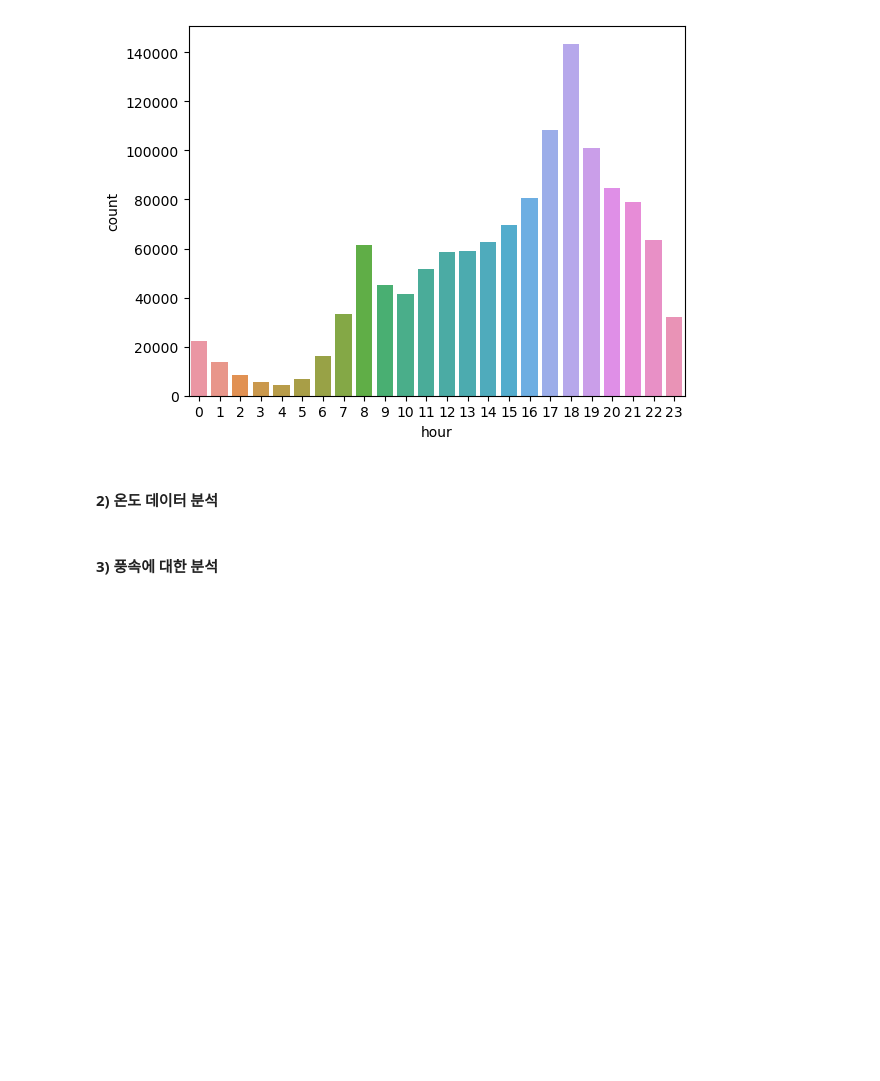
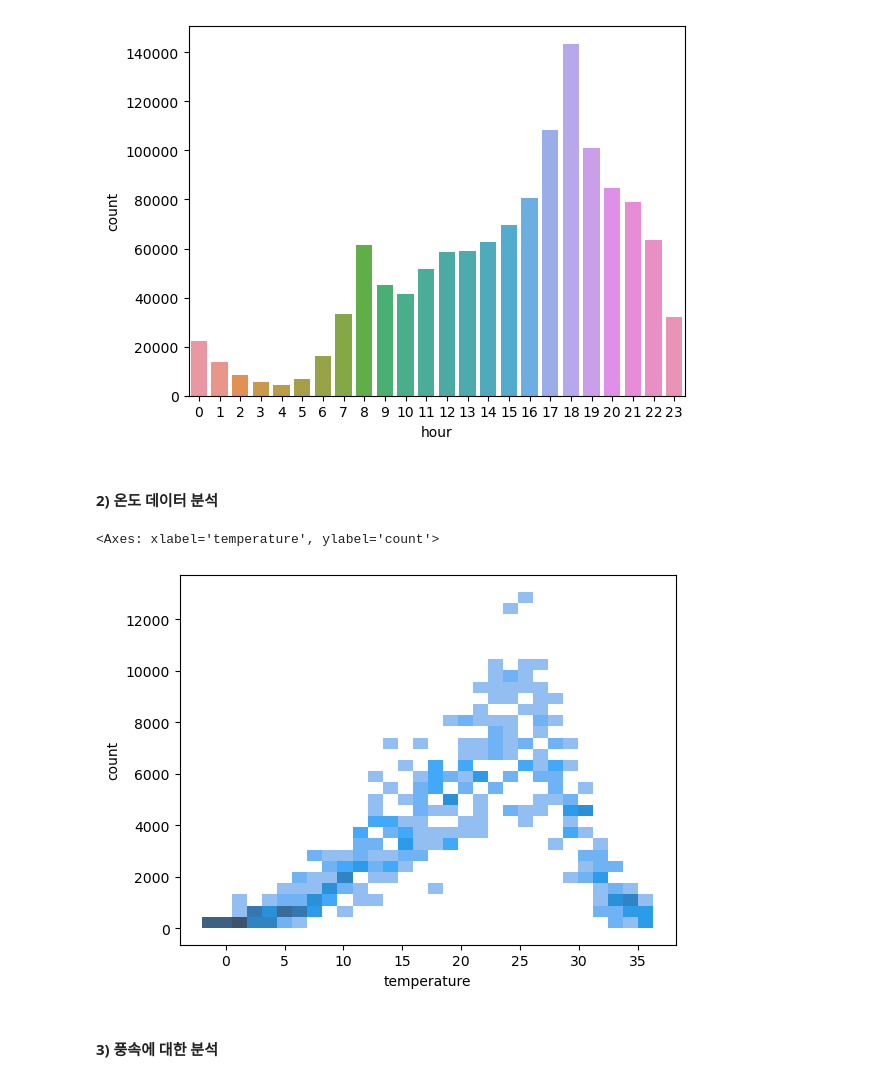
Before and after one commit to hon3538/KT_AIVLE, a Jupyter notebook: Project/미니 프로젝트 1차/3일차/2.탐색적데이터분석_에이블러용_0228.ipynb, the cells around one changed output. Saved outputs shown, nothing was run; the diff lists cells and outputs as text; code cells hidden in the pictures; blank space fills up the shorter version.

```diff
--- a/Project/미니 프로젝트 1차/3일차/2.탐색적데이터분석_에이블러용_0228.ipynb
+++ b/Project/미니 프로젝트 1차/3일차/2.탐색적데이터분석_에이블러용_0228.ipynb
@@ -181,6 +181,12 @@ sns.barplot(x='hour', y='count', data= temp)
 #### 2) 온도 데이터 분석
 # %%
 # 아래에 실습코드를 작성하고 결과를 확인합니다.
+temp = df.groupby('temperature', as_index=False)['count'].sum()
+temp.columns = ['temperature','count']
+sns.histplot(x='temperature', y='count', data= temp, bins=30)
+# %% [output]
+<Axes: xlabel='temperature', ylabel='count'>
+[figure, added]
 # %%
 # 아래에 실습코드를 작성하고 결과를 확인합니다.
 # %% [markdown]
```
Also changed, not shown: 6 other files.
